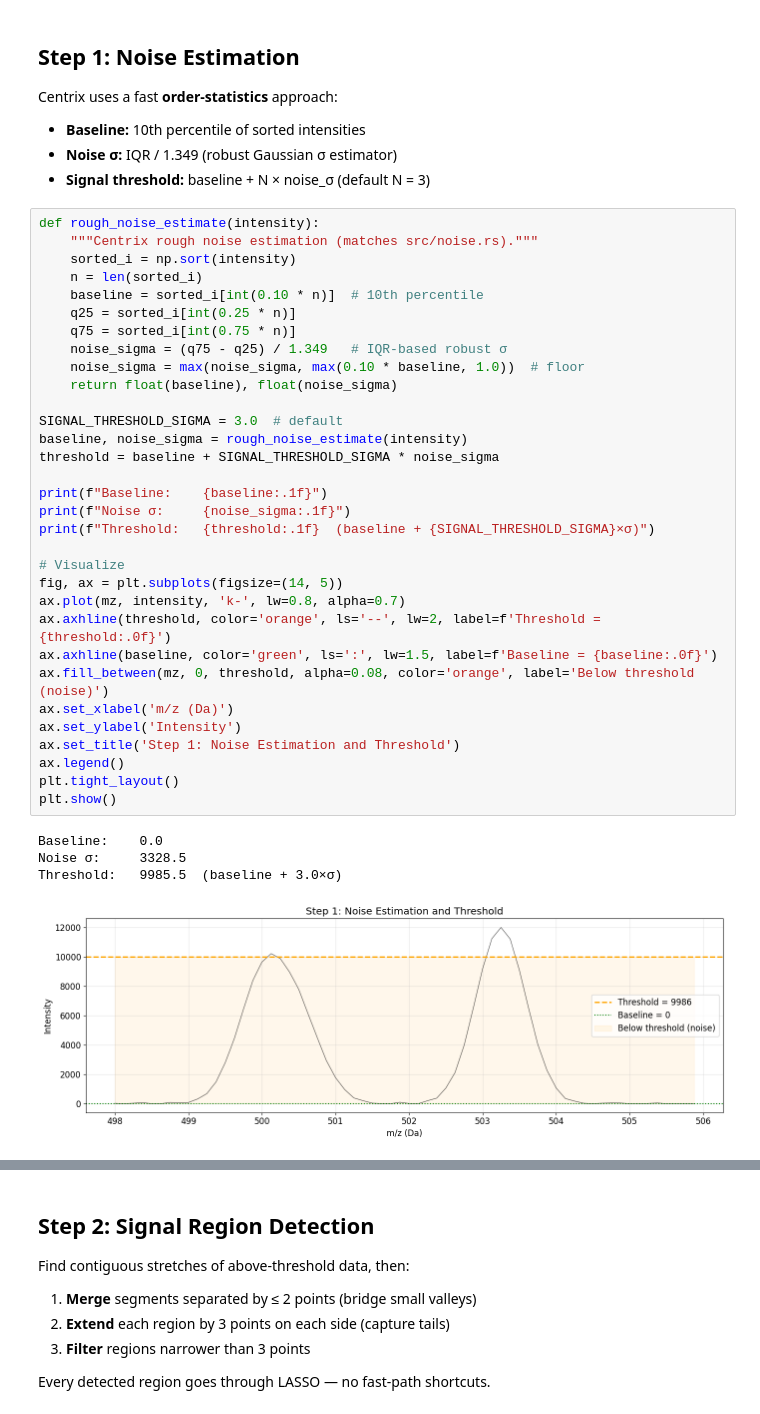
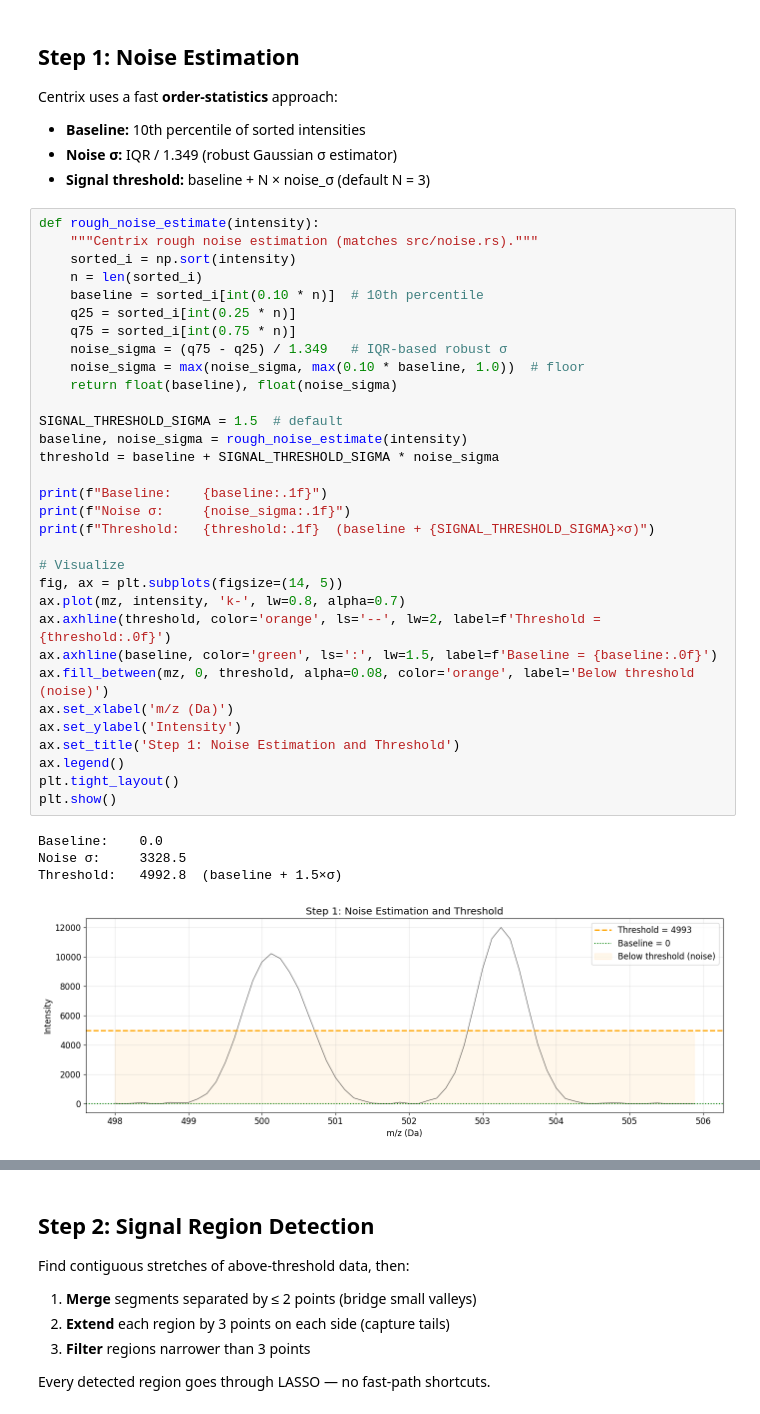
Before and after one commit to maccoss/centrix, a Jupyter notebook: scripts/centrix_lasso_walkthrough.ipynb, the cells around one changed output, grey strips where cells are left out. Drawn from its saved outputs; the diff is of its cells as text.

```diff
--- a/scripts/centrix_lasso_walkthrough.ipynb
+++ b/scripts/centrix_lasso_walkthrough.ipynb
@@ -106,33 +106,33 @@ def rough_noise_estimate(intensity):
     n = len(sorted_i)
     baseline = sorted_i[int(0.10 * n)]  # 10th percentile
     q25 = sorted_i[int(0.25 * n)]
     q75 = sorted_i[int(0.75 * n)]
     noise_sigma = (q75 - q25) / 1.349   # IQR-based robust σ
     noise_sigma = max(noise_sigma, max(0.10 * baseline, 1.0))  # floor
     return float(baseline), float(noise_sigma)
 
-SIGNAL_THRESHOLD_SIGMA = 3.0  # default
+SIGNAL_THRESHOLD_SIGMA = 1.5  # default
 baseline, noise_sigma = rough_noise_estimate(intensity)
 threshold = baseline + SIGNAL_THRESHOLD_SIGMA * noise_sigma
 
 print(f"Baseline:    {baseline:.1f}")
 print(f"Noise σ:     {noise_sigma:.1f}")
 print(f"Threshold:   {threshold:.1f}  (baseline + {SIGNAL_THRESHOLD_SIGMA}×σ)")
 
 # Visualize
 fig, ax = plt.subplots(figsize=(14, 5))
 ax.plot(mz, intensity, 'k-', lw=0.8, alpha=0.7)
 ax.axhline(threshold, color='orange', ls='--', lw=2, label=f'Threshold = {threshold:.0f}')
 ax.axhline(baseline, color='green', ls=':', lw=1.5, label=f'Baseline = {baseline:.0f}')
 ax.fill_between(mz, 0, threshold, alpha=0.08, color='orange', label='Below threshold (noise)')
 ax.set_xlabel('m/z (Da)')
 ax.set_ylabel('Intensity')
 ax.set_title('Step 1: Noise Estimation and Threshold')
 ax.legend()
 plt.tight_layout()
 plt.show()
 # %% [output]
 Baseline:    0.0
 Noise σ:     3328.5
-Threshold:   9985.5  (baseline + 3.0×σ)
+Threshold:   4992.8  (baseline + 1.5×σ)
-[figure, old version]
+[figure, new version]
```
Also changed, not shown: parts of 16 cells of this notebook, 2 other files.
